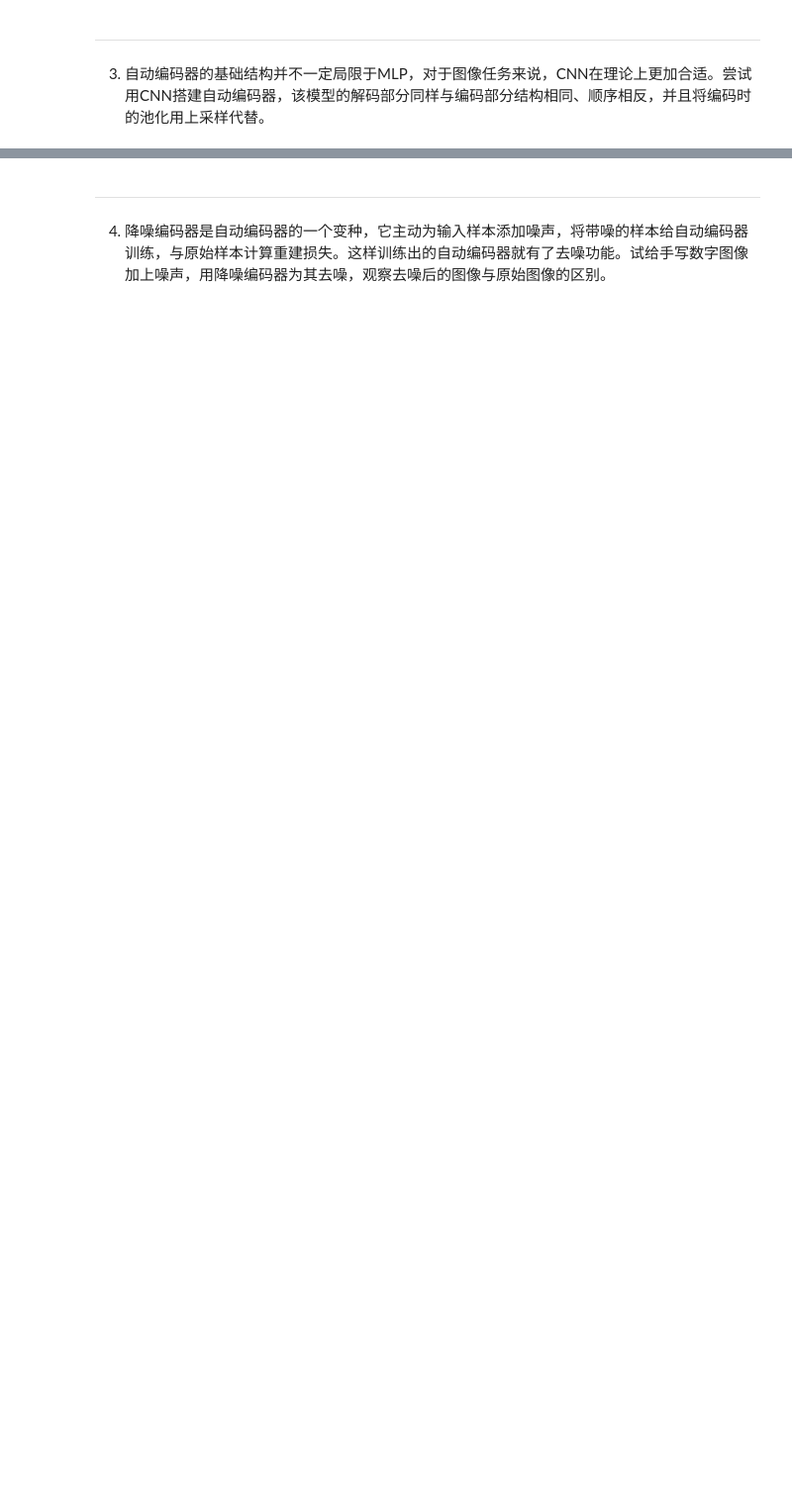
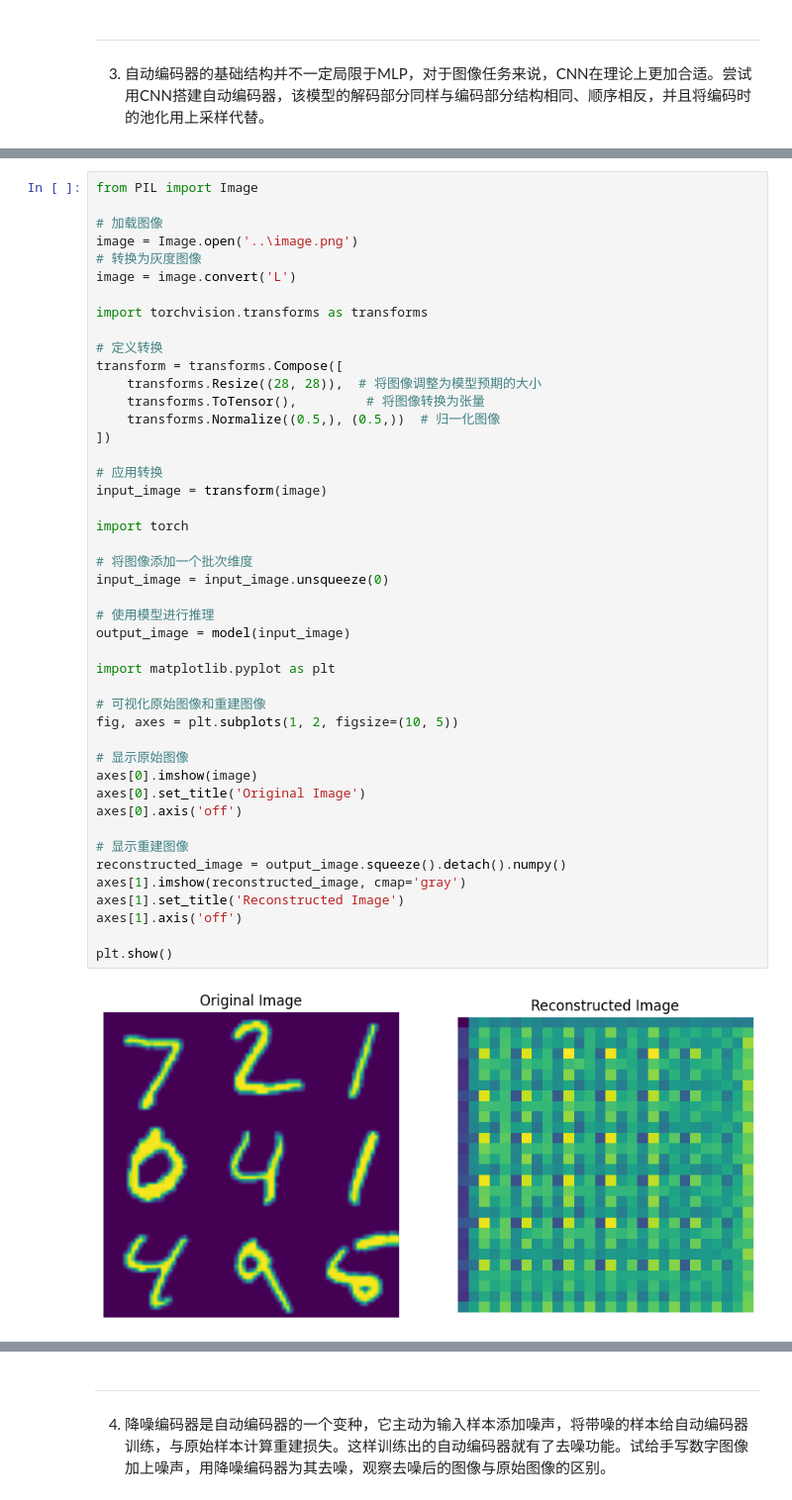
Before and after one commit to motewei/Hands-on-ML-solutions, a Jupyter notebook: 第18章 自动编码器/章节习题解答/自动编码器.ipynb, the cells around one changed output, grey strips where cells are left out. Shown at 99% size. Cells and saved outputs as stored; diff of their text form; blank space fills up the shorter version.

```diff
--- a/第18章 自动编码器/章节习题解答/自动编码器.ipynb
+++ b/第18章 自动编码器/章节习题解答/自动编码器.ipynb
@@ -14,0 +355,47 @@ D. 自动编码器的编码部分和解码部分是一体的，无法分开训
+# %%
+from PIL import Image
+
+# 加载图像
+image = Image.open('..\image.png')
+# 转换为灰度图像
+image = image.convert('L')
+
+import torchvision.transforms as transforms
+
+# 定义转换
+transform = transforms.Compose([
+    transforms.Resize((28, 28)),  # 将图像调整为模型预期的大小
+    transforms.ToTensor(),         # 将图像转换为张量
+    transforms.Normalize((0.5,), (0.5,))  # 归一化图像
+])
+
+# 应用转换
+input_image = transform(image)
+
+import torch
+
+# 将图像添加一个批次维度
+input_image = input_image.unsqueeze(0)
+
+# 使用模型进行推理
+output_image = model(input_image)
+
+import matplotlib.pyplot as plt
+
+# 可视化原始图像和重建图像
+fig, axes = plt.subplots(1, 2, figsize=(10, 5))
+
+# 显示原始图像
+axes[0].imshow(image)
+axes[0].set_title('Original Image')
+axes[0].axis('off')
+
+# 显示重建图像
+reconstructed_image = output_image.squeeze().detach().numpy()
+axes[1].imshow(reconstructed_image, cmap='gray')
+axes[1].set_title('Reconstructed Image')
+axes[1].axis('off')
+
+plt.show()
+# %% [output]
+[figure, added]
```
Also changed, not shown: parts of 11 cells of this notebook, 5 other files.
